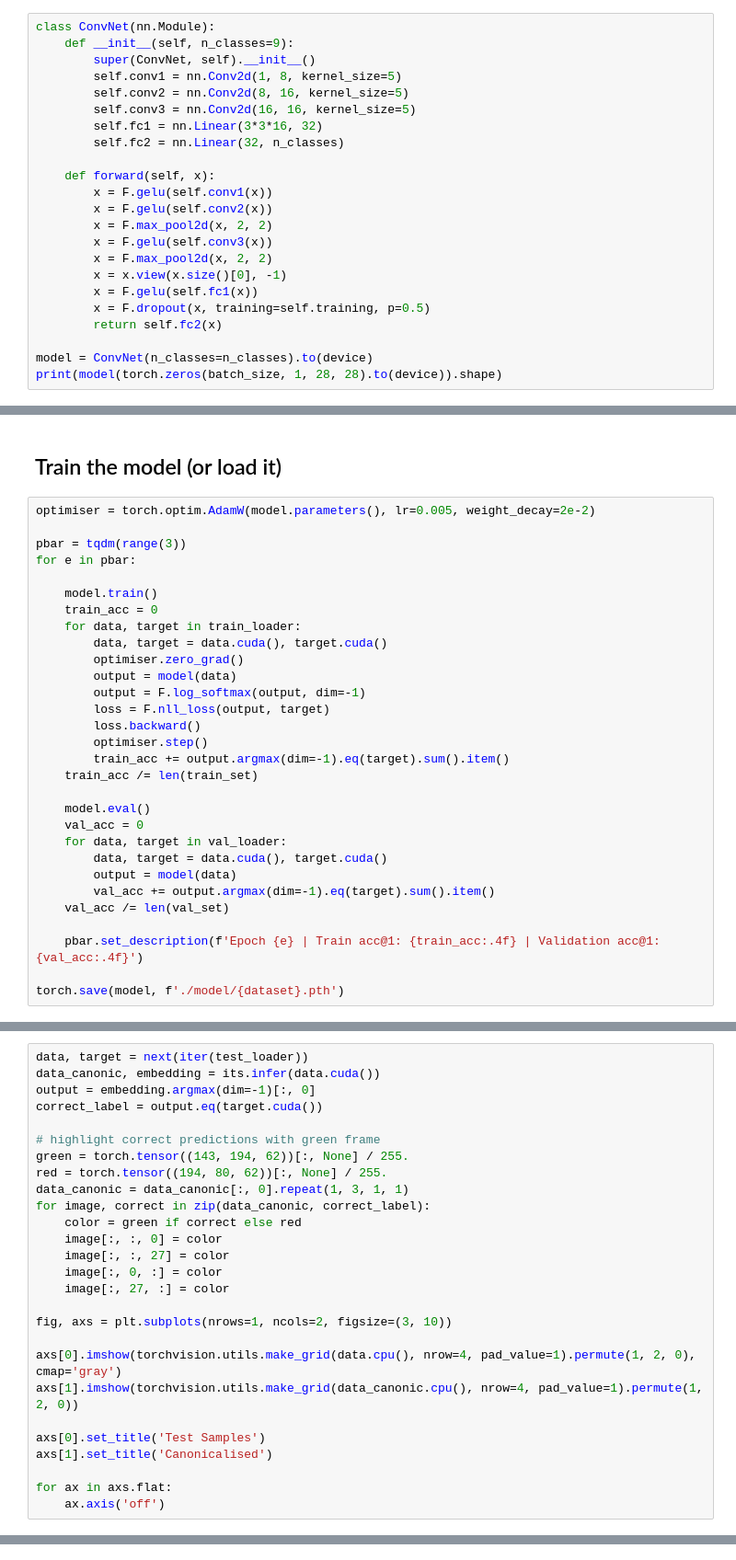
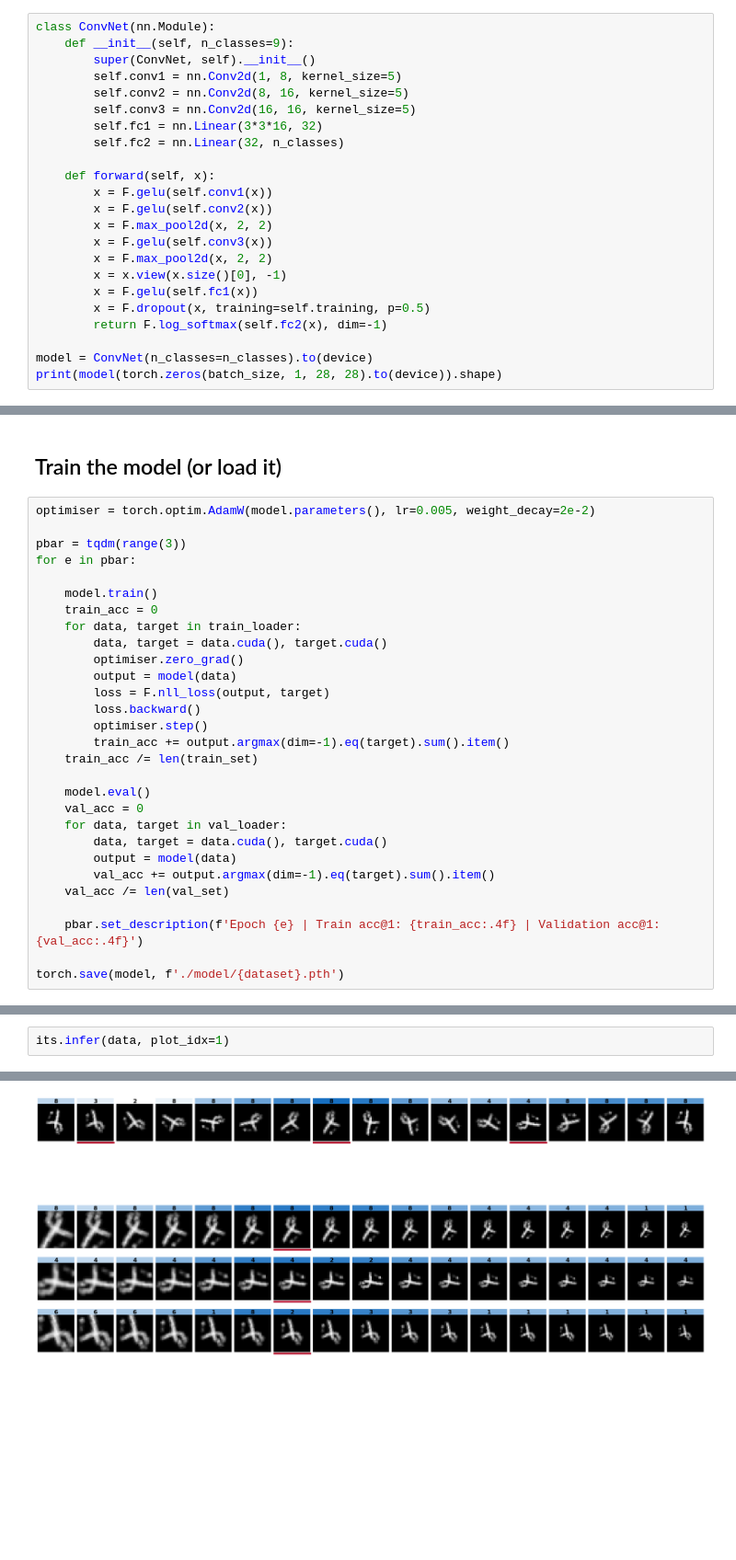
Before and after one commit to johSchm/ITS, a Jupyter notebook: examples/(f)mnist.ipynb, the cells around one changed output, grey strips where cells are left out. Shown: that part at 92% size. Drawn from its saved outputs; the diff is of its cells as text; blank space fills up the shorter version.

Commit message:
mnist loader api update

```diff
--- a/examples/(f)mnist.ipynb
+++ b/examples/(f)mnist.ipynb
@@ -130,7 +119,7 @@ class ConvNet(nn.Module):
         x = x.view(x.size()[0], -1)
         x = F.gelu(self.fc1(x))
         x = F.dropout(x, training=self.training, p=0.5)
-        return self.fc2(x)
+        return F.log_softmax(self.fc2(x), dim=-1)
 
 model = ConvNet(n_classes=n_classes).to(device)
 print(model(torch.zeros(batch_size, 1, 28, 28).to(device)).shape)
@@ -150,7 +139,6 @@ for e in pbar:
         data, target = data.cuda(), target.cuda()
         optimiser.zero_grad()
         output = model(data)
-        output = F.log_softmax(output, dim=-1)
         loss = F.nll_loss(output, target)
         loss.backward()
         optimiser.step()
@@ -224,27 +192,0 @@ Mean accuracy on the transformed test set [but with ITS]: 0.7154.
-# %%
-data, target = next(iter(test_loader))
-data_canonic, embedding = its.infer(data.cuda())
-output = embedding.argmax(dim=-1)[:, 0]
-correct_label = output.eq(target.cuda())
-
-# highlight correct predictions with green frame
-green = torch.tensor((143, 194, 62))[:, None] / 255.
-red = torch.tensor((194, 80, 62))[:, None] / 255.
-data_canonic = data_canonic[:, 0].repeat(1, 3, 1, 1)
-for image, correct in zip(data_canonic, correct_label):
-    color = green if correct else red
-    image[:, :, 0] = color
-    image[:, :, 27] = color
-    image[:, 0, :] = color
-    image[:, 27, :] = color
-
-fig, axs = plt.subplots(nrows=1, ncols=2, figsize=(3, 10))
-
-axs[0].imshow(torchvision.utils.make_grid(data.cpu(), nrow=4, pad_value=1).permute(1, 2, 0), cmap='gray')
-axs[1].imshow(torchvision.utils.make_grid(data_canonic.cpu(), nrow=4, pad_value=1).permute(1, 2, 0))
-
-axs[0].set_title('Test Samples')
-axs[1].set_title('Canonicalised')
-
-for ax in axs.flat:
-    ax.axis('off')
@@ -252,0 +193,3 @@ for ax in axs.flat:
+# %%
+its.infer(data, plot_idx=1)
+# %% [output]
@@ -252,0 +213 @@ for ax in axs.flat:
+[figure, added]
```
Also changed, not shown: parts of 12 cells of this notebook.
